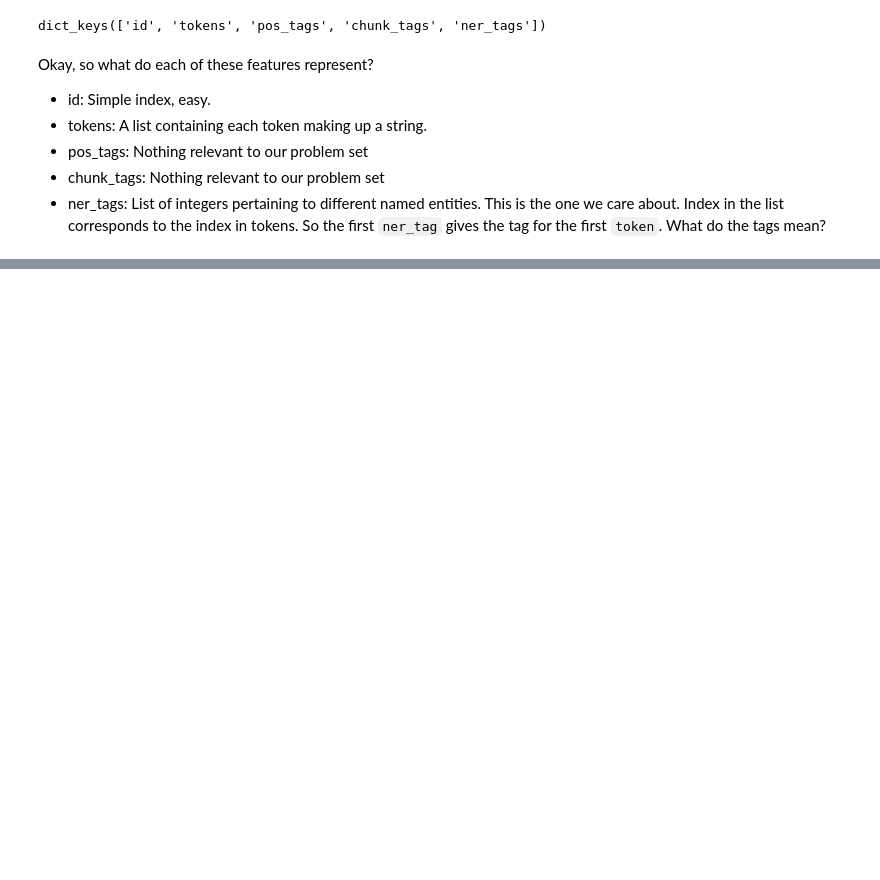
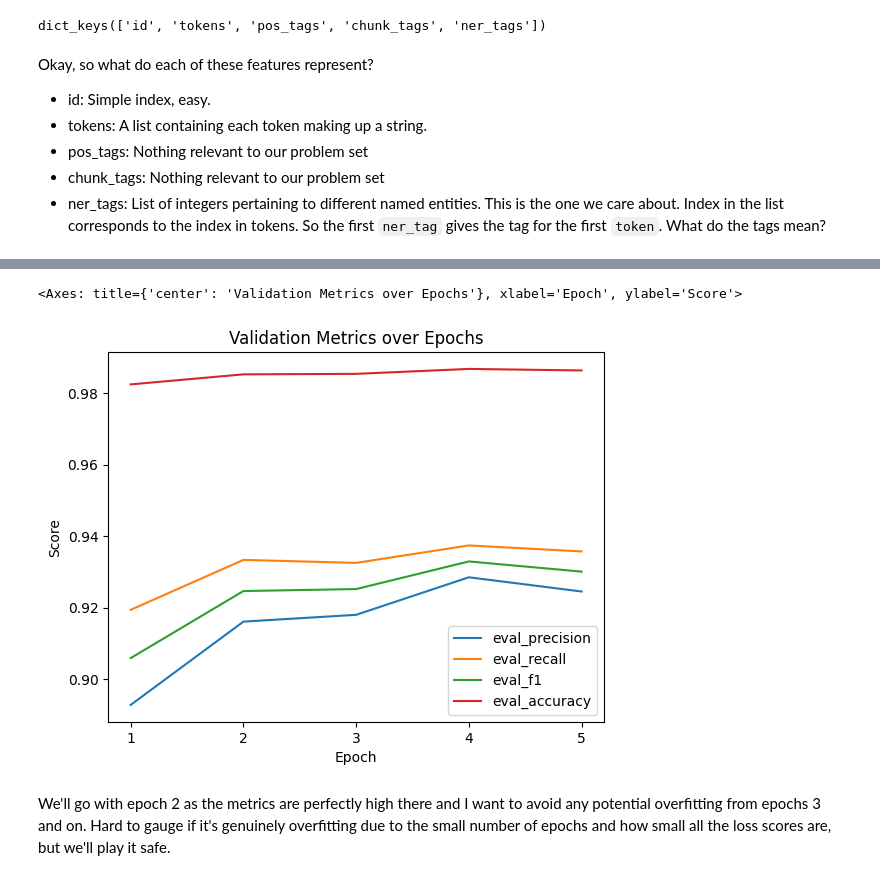
Before and after one commit to blamson/transformers_tutorial, a Jupyter notebook: notebooks/transformers_tutorial.ipynb, the cells around one changed output, grey strips where cells are left out. Saved outputs shown, nothing was run; the diff lists cells and outputs as text; code cells hidden in the pictures; blank space fills up the shorter version.

```diff
--- a/notebooks/transformers_tutorial.ipynb
+++ b/notebooks/transformers_tutorial.ipynb
@@ -78,0 +549,17 @@ Sequence(feature=ClassLabel(names=['O', 'B-PER', 'I-PER', 'B-ORG', 'I-ORG', 'B-L
+# %%
+(
+    logs[["epoch", "eval_precision", "eval_recall", "eval_f1", "eval_accuracy"]]
+    .plot(
+        kind="line",
+        x="epoch",
+        title="Validation Metrics over Epochs",
+        xlabel="Epoch",
+        ylabel="Score",
+        xticks=np.arange(1,6)
+    )
+)
+# %% [output]
+<Axes: title={'center': 'Validation Metrics over Epochs'}, xlabel='Epoch', ylabel='Score'>
+[figure, added]
+# %% [markdown]
+We'll go with epoch 2 as the metrics are perfectly high there and I want to avoid any potential overfitting from epochs 3 and on. Hard to gauge if it's genuinely overfitting due to the small number of epochs and how small all the loss scores are, but we'll play it safe.
```
Also changed, not shown: parts of 56 cells of this notebook, 4 other files.
